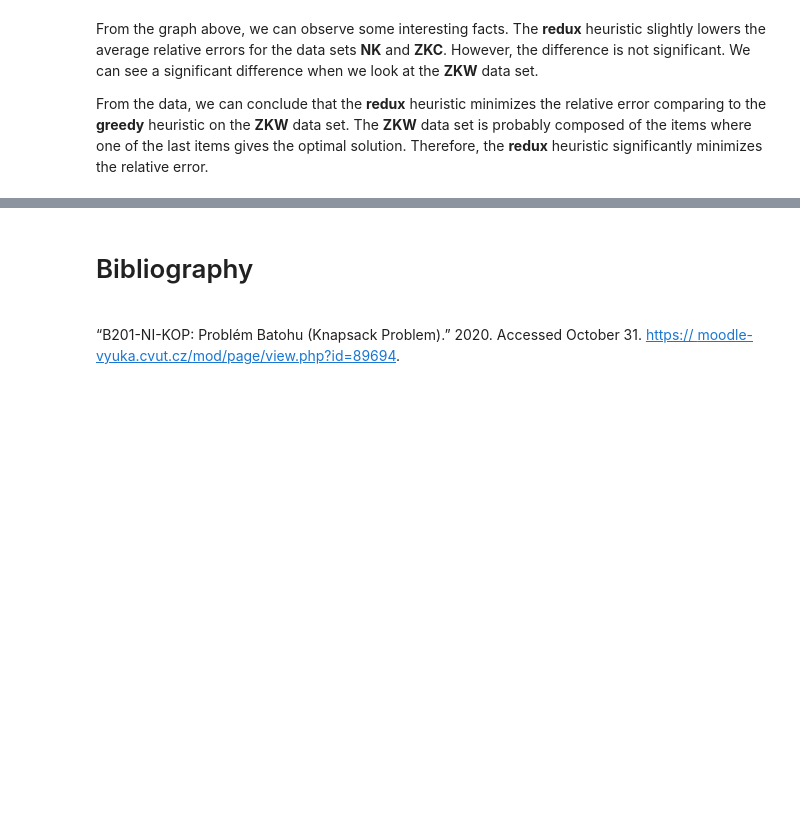
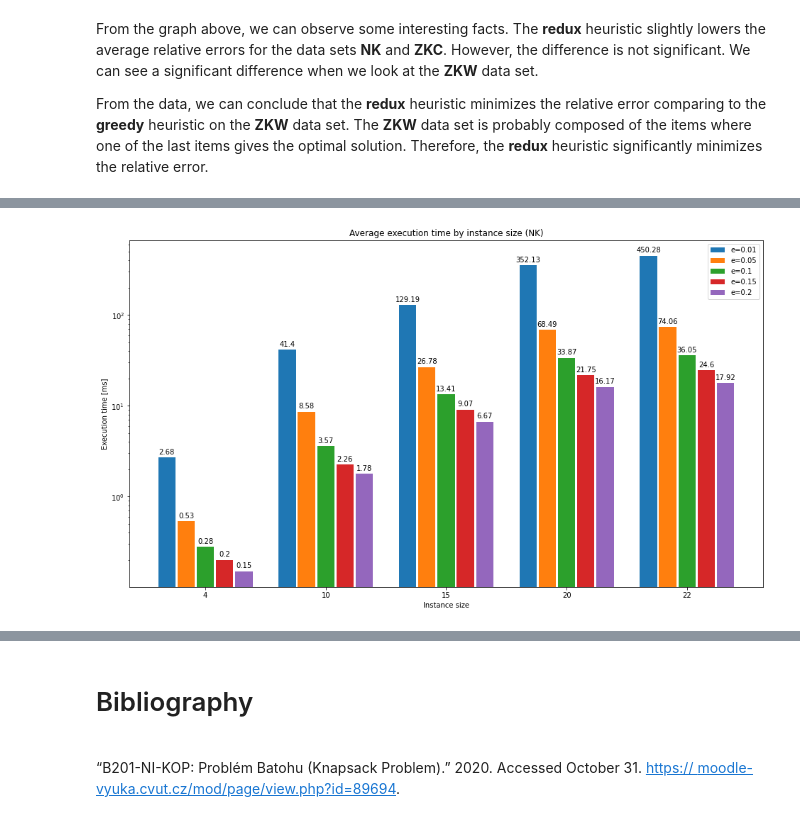
Before and after one commit to patrotom/combinatorial-optimization-problems, a Jupyter notebook: knapsack_heuristic/notebooks/knapsack_heuristic.ipynb, the cells around one changed output, grey strips where cells are left out. Saved outputs shown, nothing was run; the diff lists cells and outputs as text; code cells hidden in the pictures; blank space fills up the shorter version.

```diff
--- a/knapsack_heuristic/notebooks/knapsack_heuristic.ipynb
+++ b/knapsack_heuristic/notebooks/knapsack_heuristic.ipynb
@@ -482,0 +595,6 @@ From the data, we can conclude that the **redux** heuristic minimizes the relati
+# %%
+fig, ax = plt.subplots()
+fptas_time_graph(fptas_time_data, ax)
+plt.show()
+# %% [output]
+[figure, added]
```
Also changed, not shown: parts of 26 cells of this notebook.
